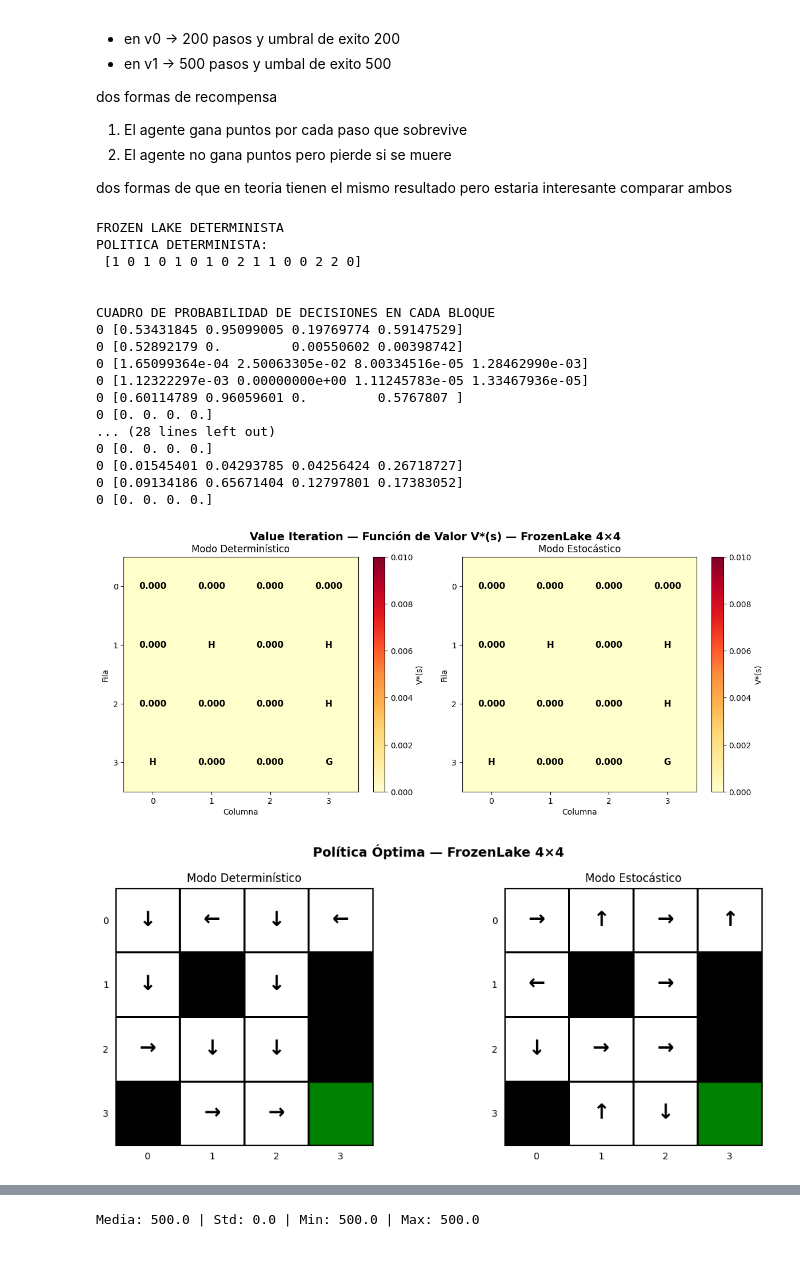
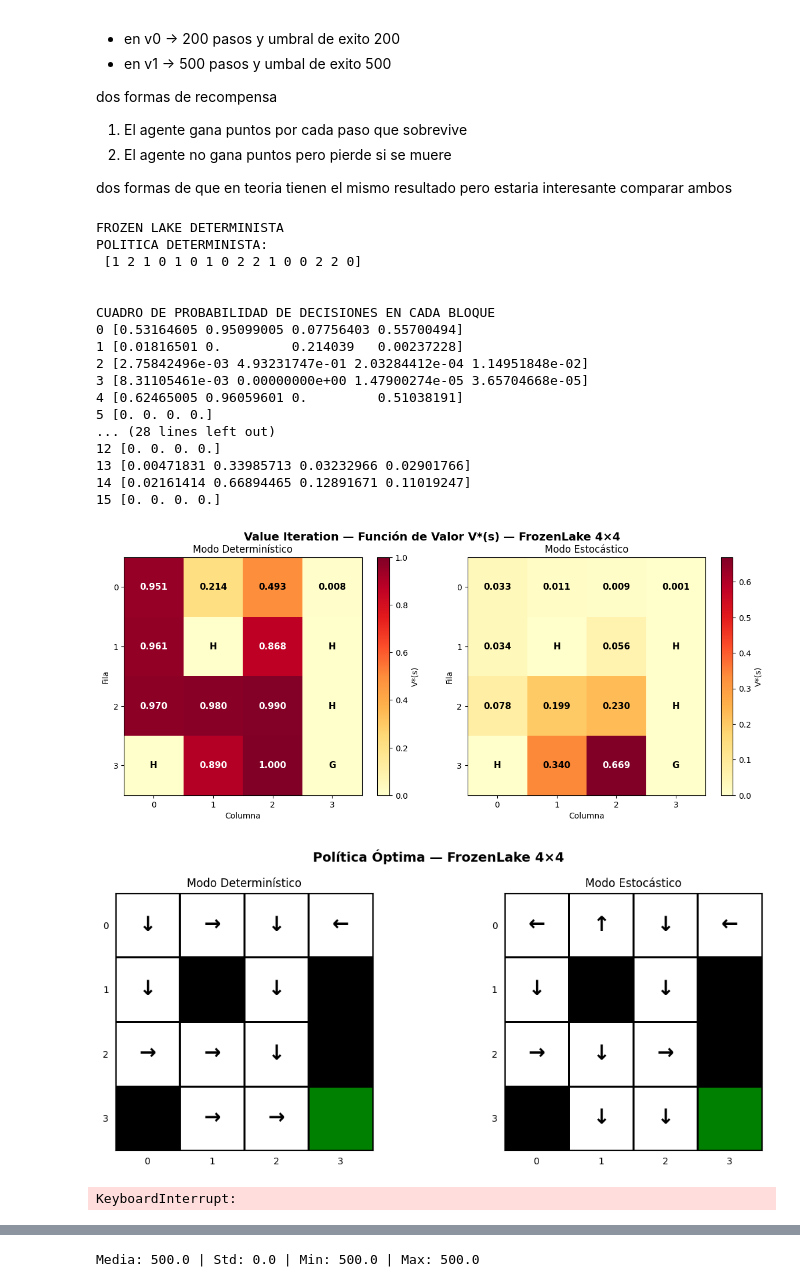
Before and after one commit to Alaan20/LAB3-IA-JUEGO, a Jupyter notebook: LAB-NOTEBOOK.ipynb, the cells around one changed output, grey strips where cells are left out. Drawn from its saved outputs; the diff is of its cells as text; code cells hidden in the pictures; blank space fills up the shorter version.

```diff
--- a/LAB-NOTEBOOK.ipynb
+++ b/LAB-NOTEBOOK.ipynb
@@ -380,9 +380,8 @@ def discretizar(observacion, low, high, k):
         indices.append(idx)
     return tuple(indices)
 # %%
-def q_learning(entorno, episodios=10000, alfa=0.05, gamma=0.99,
-                  epsilon=1.0, decaimiento_epsilon=0.999,
-                  es_continuo=False, k=11, low=None, high=None):
+def q_learning(entorno, episodios=10000, alfa=0.05, gamma=0.99, epsilon=1.0, decaimiento_epsilon=0.999,
+                es_continuo=False, k=11, low=None, high=None):
 
     num_acciones = entorno.action_space.n
 
@@ -438,47 +437,59 @@ def ejecutar_q_learning_frozen_lake(boolean_estocastico, dim):
         tipo_frozen = "ESTOCÁSTICO"
     else:
         tipo_frozen = "DETERMINISTA"
     entorno = gym.make("FrozenLake-v1", is_slippery=boolean_estocastico)
     Q_obt, politica_a_devolver, recompensas = q_learning(
         entorno, es_continuo=False,
         alfa=0.01)
 
     print(f"FROZEN LAKE {tipo_frozen}")
     print(f"POLITICA {tipo_frozen}: \n",politica_a_devolver)
     print('\n')
-    i = 0
-    Q_a_devolver = np.zeros(16)
+
+    Q_a_devolver = np.zeros(dim*dim)
     print('CUADRO DE PROBABILIDAD DE DECISIONES EN CADA BLOQUE')
-    for j in Q_obt:
+    for i,j in enumerate(Q_obt):
         print(f'{i}',j)
         Q_a_devolver[i] = max(j)
-    i += 1
 
     return Q_a_devolver, politica_a_devolver, recompensas
 
 Q_determinista, politica_determinista, recompensas_determinista = ejecutar_q_learning_frozen_lake(False, dimension)
 
 Q_estocastica, politica_estocastica, recompensas_estocastica = ejecutar_q_learning_frozen_lake(True, dimension)
 
+
+
+
 graficar_valor_iteration(Q_determinista, Q_estocastica, f"q_value_{dimension}x{dimension}.png", dimension)
 graficar_politica_frozen_lake(politica_determinista, politica_estocastica, Q_determinista, Q_estocastica,f"q_politica_{dimension}x{dimension}.png", dimension)
 # %% [output]
 FROZEN LAKE DETERMINISTA
 POLITICA DETERMINISTA:
- [1 0 1 0 1 0 1 0 2 1 1 0 0 2 2 0]
+ [1 2 1 0 1 0 1 0 2 2 1 0 0 2 2 0]
 
 
 CUADRO DE PROBABILIDAD DE DECISIONES EN CADA BLOQUE
-0 [0.53431845 0.95099005 0.19769774 0.59147529]
-0 [0.52892179 0.         0.00550602 0.00398742]
-0 [1.65099364e-04 2.50063305e-02 8.00334516e-05 1.28462990e-03]
-0 [1.12322297e-03 0.00000000e+00 1.11245783e-05 1.33467936e-05]
-0 [0.60114789 0.96059601 0.         0.5767807 ]
-0 [0. 0. 0. 0.]
+0 [0.53164605 0.95099005 0.07756403 0.55700494]
+1 [0.01816501 0.         0.214039   0.00237228]
+2 [2.75842496e-03 4.93231747e-01 2.03284412e-04 1.14951848e-02]
+3 [8.31105461e-03 0.00000000e+00 1.47900274e-05 3.65704668e-05]
+4 [0.62465005 0.96059601 0.         0.51038191]
+5 [0. 0. 0. 0.]
 ... (28 lines left out)
-0 [0. 0. 0. 0.]
-0 [0.01545401 0.04293785 0.04256424 0.26718727]
-0 [0.09134186 0.65671404 0.12797801 0.17383052]
-0 [0. 0. 0. 0.]
+12 [0. 0. 0. 0.]
+13 [0.00471831 0.33985713 0.03232966 0.02901766]
+14 [0.02161414 0.66894465 0.12891671 0.11019247]
+15 [0. 0. 0. 0.]
-[figure, old version]
+[figure, new version]
-[figure, old version]
+[figure, new version]
+# %%
+entorno_froz_estocastico = gym.make("FrozenLake-v1", is_slippery=True, map_name="8x8",)
+Q_estocastica, politica_final_e, recompensas_totales_e = q_learning(entorno_froz_estocastico, es_continuo=False, episodios=200000, decaimiento_epsilon=0.99997, gamma=0.995)
+
+entorno_froz_determinista = gym.make("FrozenLake-v1", is_slippery=False, map_name="8x8",)
+Q_determinista, politica_final_d, recompensas_totales_d = q_learning(entorno_froz_determinista, es_continuo=False, episodios=200000, decaimiento_epsilon=0.99997, gamma=0.995)
+
+# aprendio mal
+# %% [output]
+KeyboardInterrupt:
```
Also changed, not shown: parts of 4 cells of this notebook, 3 other files.
